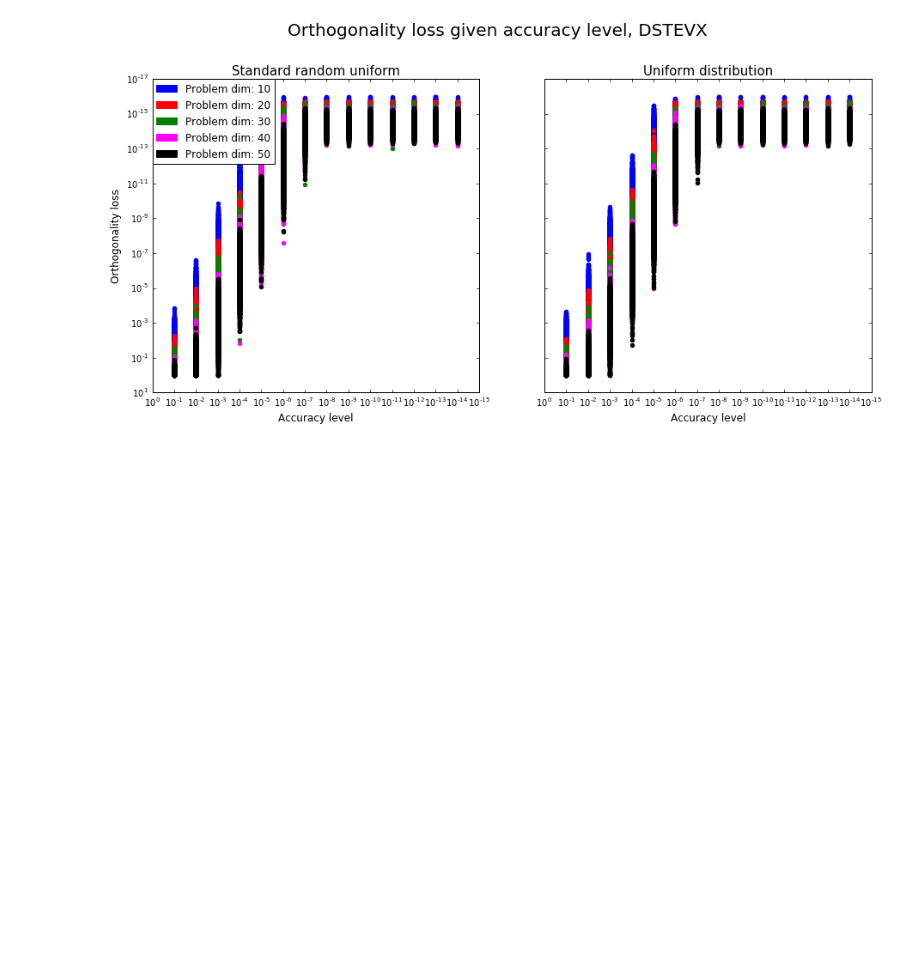
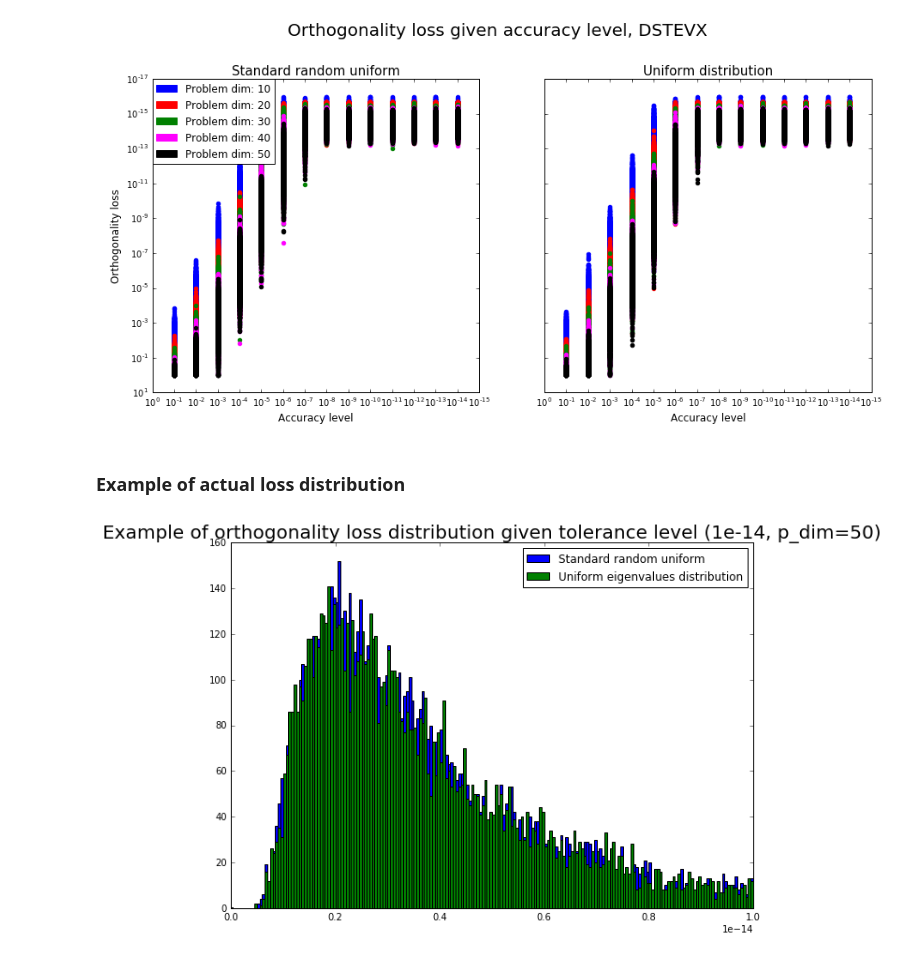
Before and after one commit to yobibyte/hpmc-eigensolvers, a Jupyter notebook: results_analysis.ipynb, the cells around one changed output. Cells and saved outputs as stored; diff of their text form; code cells hidden in the pictures; blank space fills up the shorter version.

Commit message:
add loss distr

```diff
--- a/results_analysis.ipynb
+++ b/results_analysis.ipynb
@@ -264,3 +264,15 @@ for i in range(10, MAX_SIZE+1, 10):
         axes[1].scatter([k for t in range(d[:,0].shape[0])], d[:,0], color=cols[(i-1)//10])
 # %% [output]
 [figure]
+# %% [markdown]
+### Example of actual loss distribution
+# %%
+plt.figure(figsize=(10,7))
+plt.title('Example of orthogonality loss distribution given tolerance level (1e-14, p_dim=50)', fontsize=20)
+d = np.array(data_fga['standard-random-uniform']['dstevx'][1e-14][50])
+plt.hist(d[:,0], bins=200, range=(0,1e-14),label=['Standard random uniform']);
+d = np.array(data_fga['uniform-eigenvalues-dist']['dstevx'][1e-14][50])
+plt.hist(d[:,0], bins=200, range=(0,1e-14), label=['Uniform eigenvalues distribution']);
+plt.legend();
+# %% [output]
+[figure, added]
```
Also changed, not shown: 1 other file.
